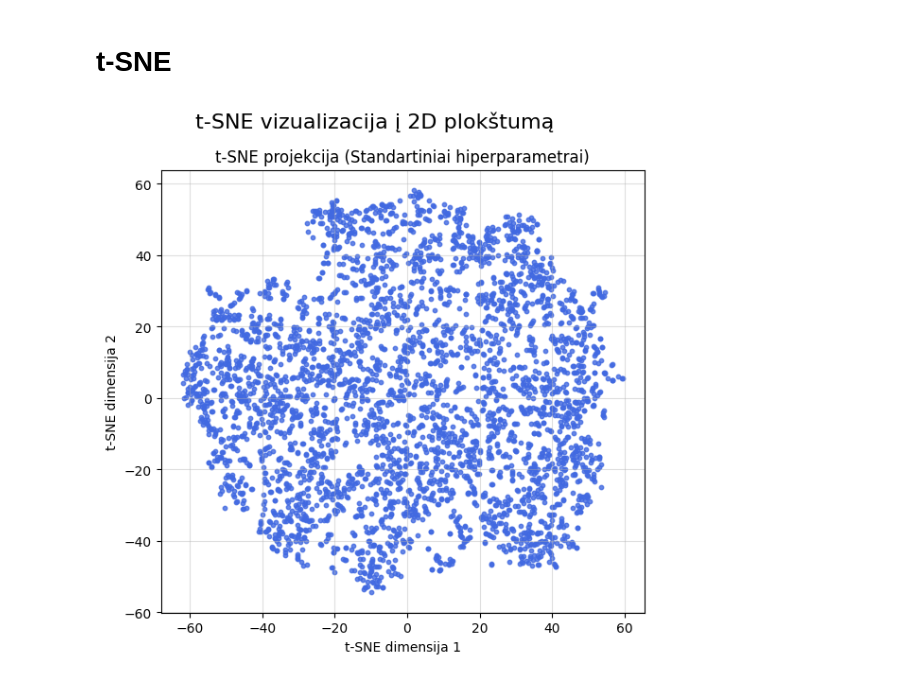
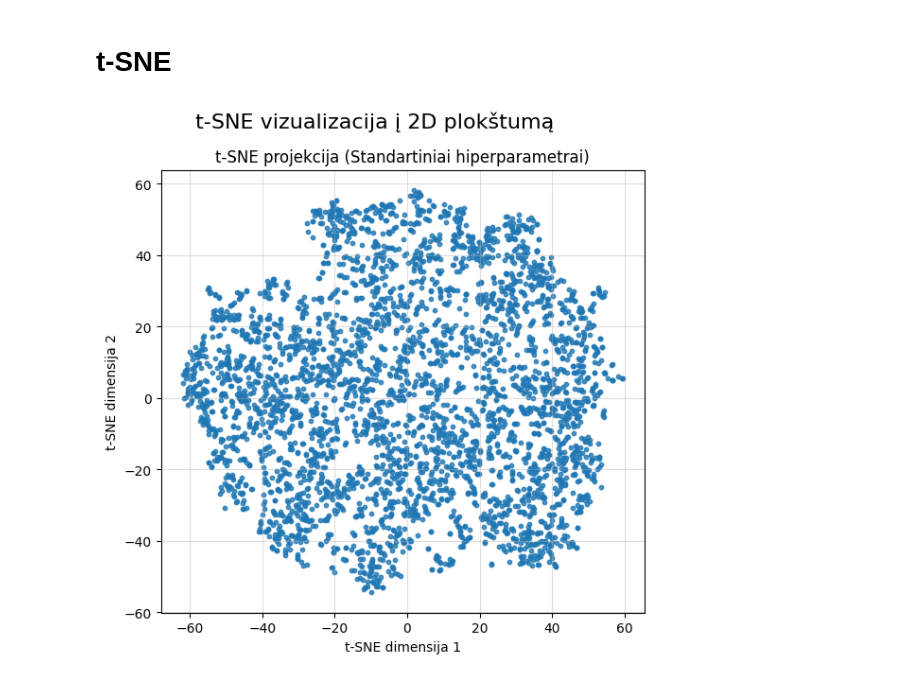
Before and after one commit to EvelinaDu/Papildomi_duomenu_vizualizavimo_skyriai, a Jupyter notebook: 2_laboratorinis/main.ipynb, the cells around one changed output. Drawn from its saved outputs; the diff is of its cells as text; code cells hidden in the pictures.

```diff
--- a/2_laboratorinis/main.ipynb
+++ b/2_laboratorinis/main.ipynb
@@ -168,15 +168,15 @@ tsne = TSNE(n_components=2, random_state=42)
 tsne_transformed_data = tsne.fit_transform(min_max_data)
 # %%
 plt.figure(figsize=(6, 6))
-plt.scatter(tsne_transformed_data[:, 0], tsne_transformed_data[:, 1], alpha=0.8, s=10, c='royalblue')
+plt.scatter(tsne_transformed_data[:, 0], tsne_transformed_data[:, 1], alpha=0.8, s=10)
 
 plt.title("t-SNE projekcija (Standartiniai hiperparametrai)")
 plt.xlabel("t-SNE dimensija 1")
 plt.ylabel("t-SNE dimensija 2")
 plt.grid(alpha=0.4)
 
 plt.suptitle("t-SNE vizualizacija į 2D plokštumą", fontsize=16)
 plt.tight_layout()
 plt.show()
 # %% [output]
-[figure, old version]
+[figure, new version]
```
Also changed, not shown: parts of 1 cell of this notebook.
